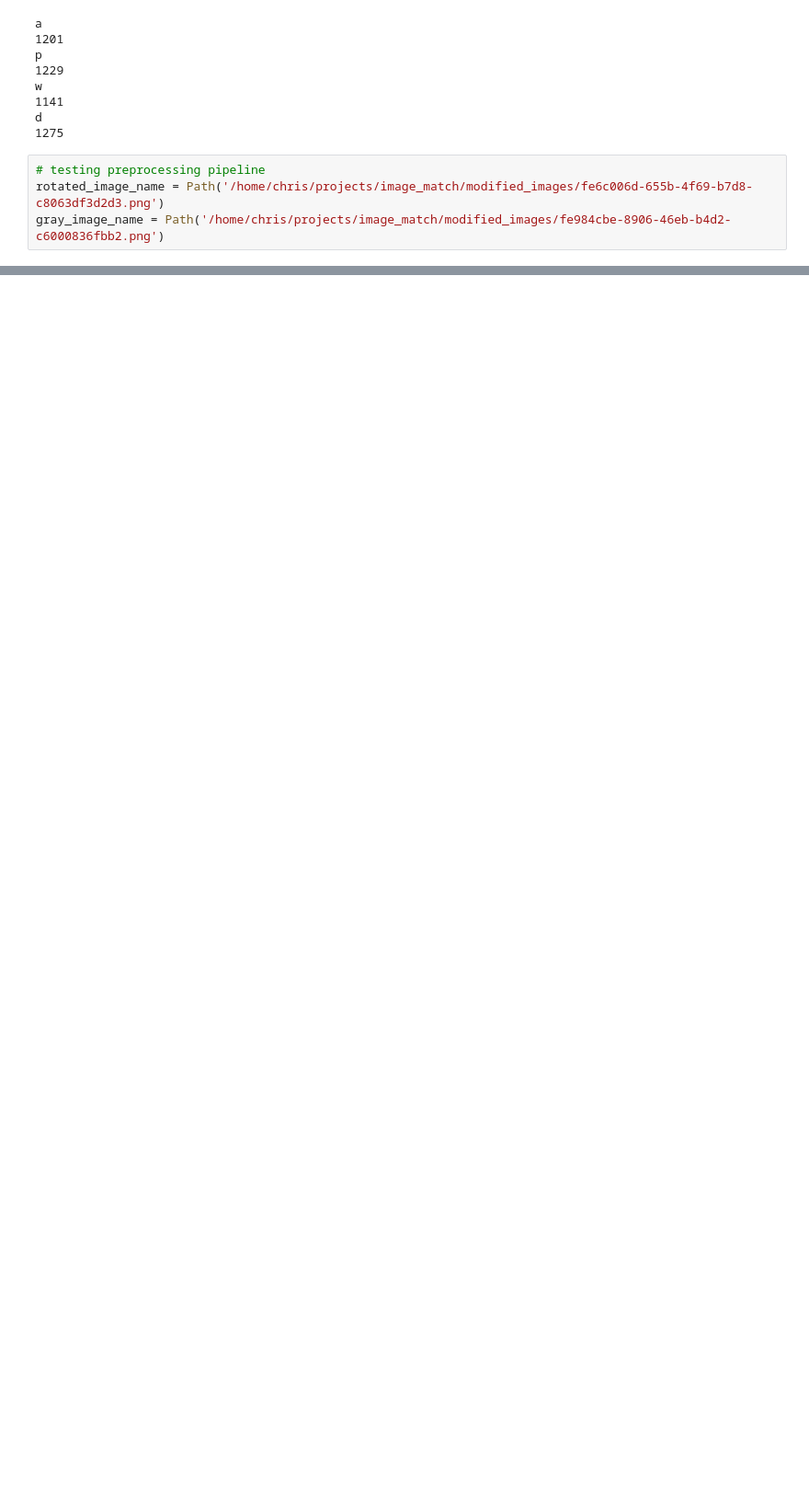
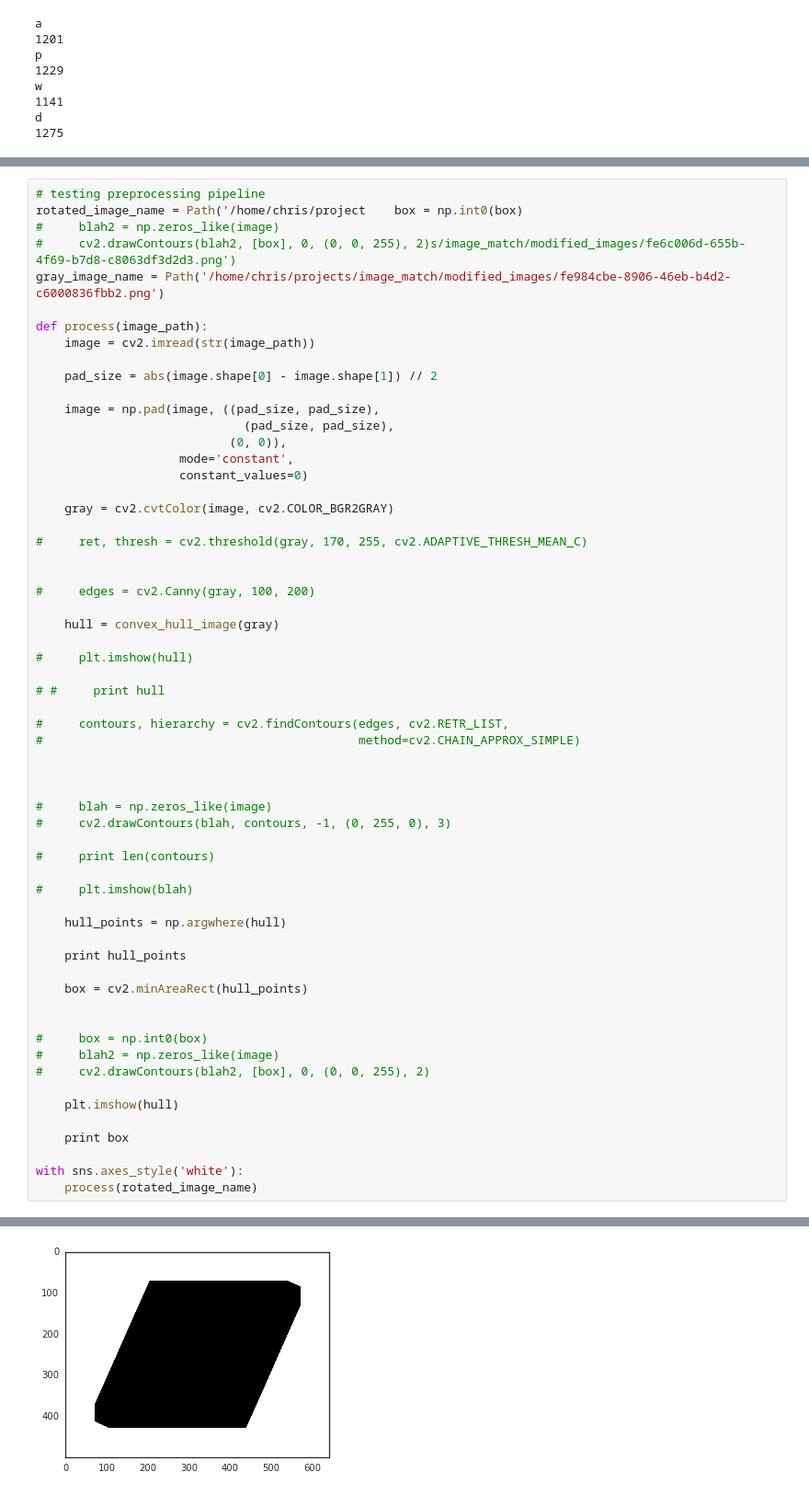
Before and after one commit to ckchow/image_match, a Jupyter notebook: main.ipynb, the cells around one changed output, grey strips where cells are left out. Shown: that part at 92% size. Drawn from its saved outputs; the diff is of its cells as text; blank space fills up the shorter version.

```diff
--- a/main.ipynb
+++ b/main.ipynb
@@ -105,7 +91,3 @@ w
 1141
 d
 1275
-# %%
-# testing preprocessing pipeline
-rotated_image_name = Path('/home/chris/projects/image_match/modified_images/fe6c006d-655b-4f69-b7d8-c8063df3d2d3.png')
-gray_image_name = Path('/home/chris/projects/image_match/modified_images/fe984cbe-8906-46eb-b4d2-c6000836fbb2.png')
@@ -111,0 +110,61 @@ gray_image_name = Path('/home/chris/projects/image_match/modified_images/fe984cb
+# %%
+# testing preprocessing pipeline
+rotated_image_name = Path('/home/chris/project    box = np.int0(box)
+#     blah2 = np.zeros_like(image)
+#     cv2.drawContours(blah2, [box], 0, (0, 0, 255), 2)s/image_match/modified_images/fe6c006d-655b-4f69-b7d8-c8063df3d2d3.png')
+gray_image_name = Path('/home/chris/projects/image_match/modified_images/fe984cbe-8906-46eb-b4d2-c6000836fbb2.png')
+
+def process(image_path):
+    image = cv2.imread(str(image_path))
+
+    pad_size = abs(image.shape[0] - image.shape[1]) // 2
+
+    image = np.pad(image, ((pad_size, pad_size),
+                             (pad_size, pad_size),
+                           (0, 0)),
+                    mode='constant',
+                    constant_values=0)
+
+    gray = cv2.cvtColor(image, cv2.COLOR_BGR2GRAY)
+
+#     ret, thresh = cv2.threshold(gray, 170, 255, cv2.ADAPTIVE_THRESH_MEAN_C)
+
+
+#     edges = cv2.Canny(gray, 100, 200)
+
+    hull = convex_hull_image(gray)
+
+#     plt.imshow(hull)
+
+# #     print hull
+
+#     contours, hierarchy = cv2.findContours(edges, cv2.RETR_LIST,
+#                                            method=cv2.CHAIN_APPROX_SIMPLE)
+
+
+
+#     blah = np.zeros_like(image)
+#     cv2.drawContours(blah, contours, -1, (0, 255, 0), 3)
+
+#     print len(contours)
+
+#     plt.imshow(blah)
+
+    hull_points = np.argwhere(hull)
+
+    print hull_points
+
+    box = cv2.minAreaRect(hull_points)
+
+
+#     box = np.int0(box)
+#     blah2 = np.zeros_like(image)
+#     cv2.drawContours(blah2, [box], 0, (0, 0, 255), 2)
+
+    plt.imshow(hull)
+
+    print box
+
+with sns.axes_style('white'):
+    process(rotated_image_name)
+# %% [output]
@@ -111,0 +179 @@ gray_image_name = Path('/home/chris/projects/image_match/modified_images/fe984cb
+[figure, added]
```
Also changed, not shown: parts of 4 cells of this notebook.
